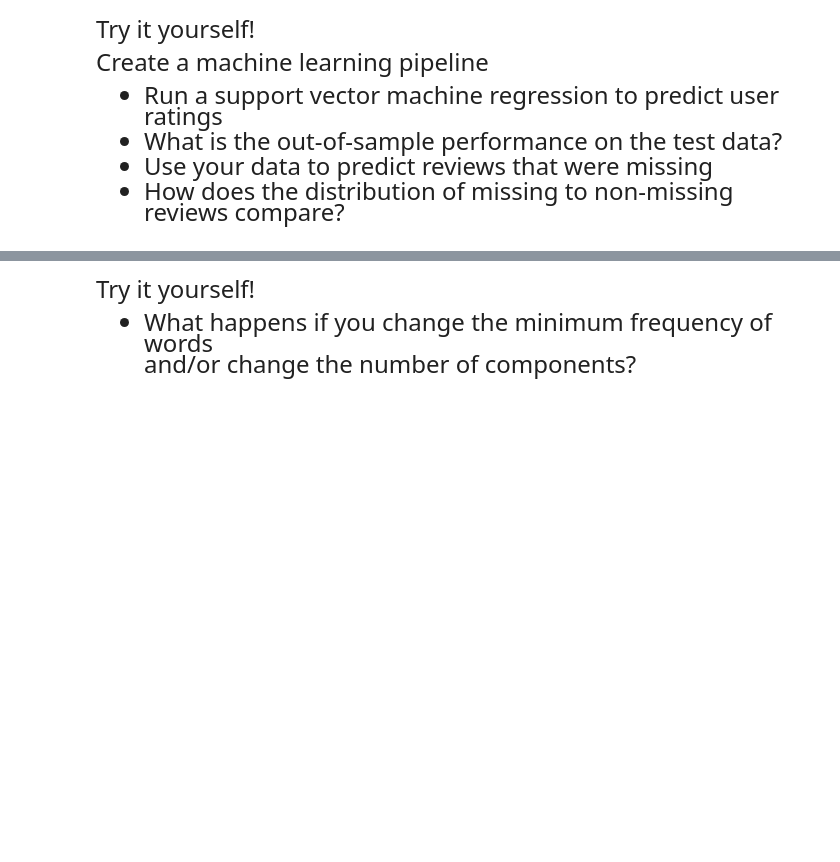
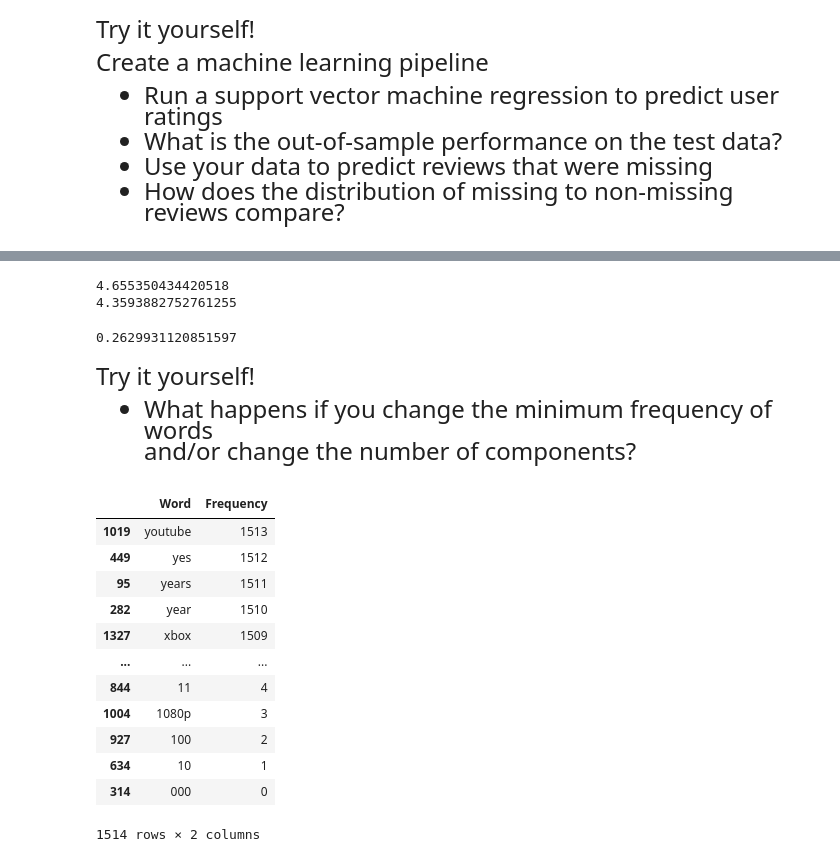
Before and after one commit to lornalyu/qtm531spring2024, a Jupyter notebook: Lecture 20/Lecture 20.ipynb, the cells around one changed output, grey strips where cells are left out. Cells and saved outputs as stored; diff of their text form; code cells hidden in the pictures; blank space fills up the shorter version.

```diff
--- a/Lecture 20/Lecture 20.ipynb
+++ b/Lecture 20/Lecture 20.ipynb
@@ -296,3 +409,17 @@ Create a machine learning pipeline
+# %%
+# Mean of the predicted ratings with the mean of the previous ratings
+print(np.mean(y_missing))
+print(np.mean(data["reviews.rating"]))
+
+#
+# %% [output]
+4.655350434420518
+4.3593882752761255
+# %%
+# proportion of missing and non-missing values
+len(data_missing)/len(data)
+# %% [output]
+0.2629931120851597
 # %% [markdown]
 <font size = "5">
 
@@ -304,0 +430,31 @@ and/or change the number of components?
+# %%
+# Write your own code
+
+# change the minimum frequency to 10
+word_model = CountVectorizer(min_df=10,
+                       stop_words=custom_stop_words)
+word_model.fit(reviews)
+
+# Extract words in vocabulary and frequency
+vocabulary = word_model.vocabulary_
+
+# Convert to dataframew
+frequency_words  = pd.DataFrame(vocabulary.items(),
+                                columns=['Word', 'Frequency'])
+
+# Display sorted dataset
+frequency_words.sort_values(by = "Frequency",ascending=False)
+# %% [output]
+|  | Word | Frequency |
+| 1019 | youtube | 1513 |
+| 449 | yes | 1512 |
+| 95 | years | 1511 |
+| 282 | year | 1510 |
+| 1327 | xbox | 1509 |
+| ... | ... | ... |
+| 844 | 11 | 4 |
+| 1004 | 1080p | 3 |
+| 927 | 100 | 2 |
+| 634 | 10 | 1 |
+| 314 | 000 | 0 |
+1514 rows × 2 columns
```
Also changed, not shown: parts of 17 cells of this notebook, 1 other file.
